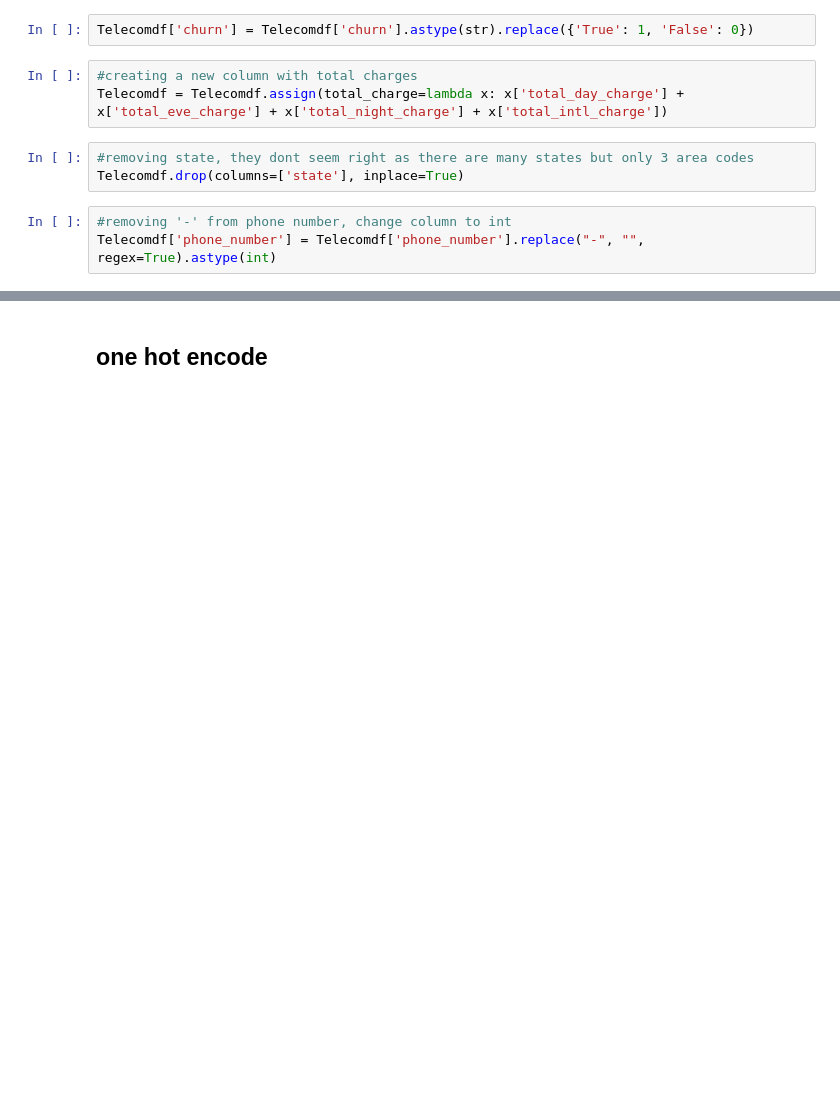
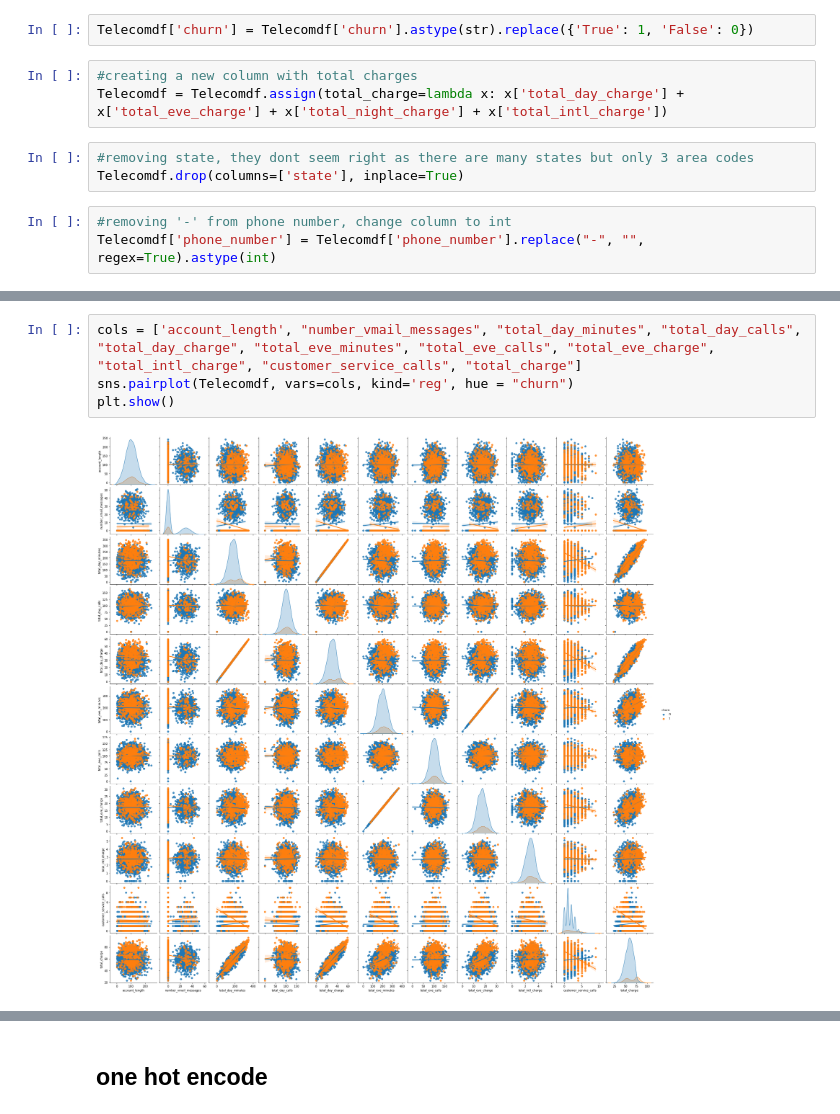
Before and after one commit to MichalOst3389/nhl_team_analysis, a Jupyter notebook: student.ipynb, the cells around one changed output, grey strips where cells are left out. Saved outputs shown, nothing was run; the diff lists cells and outputs as text; blank space fills up the shorter version.

```diff
--- a/student.ipynb
+++ b/student.ipynb
@@ -94,0 +131,6 @@ Telecomdf['phone_number'] = Telecomdf['phone_number'].replace("-", "", regex=Tru
+# %%
+cols = ['account_length', "number_vmail_messages", "total_day_minutes", "total_day_calls", "total_day_charge", "total_eve_minutes", "total_eve_calls", "total_eve_charge", "total_intl_charge", "customer_service_calls", "total_charge"]
+sns.pairplot(Telecomdf, vars=cols, kind='reg', hue = "churn")
+plt.show()
+# %% [output]
+[figure, added]
```
Also changed, not shown: parts of 14 cells of this notebook.
